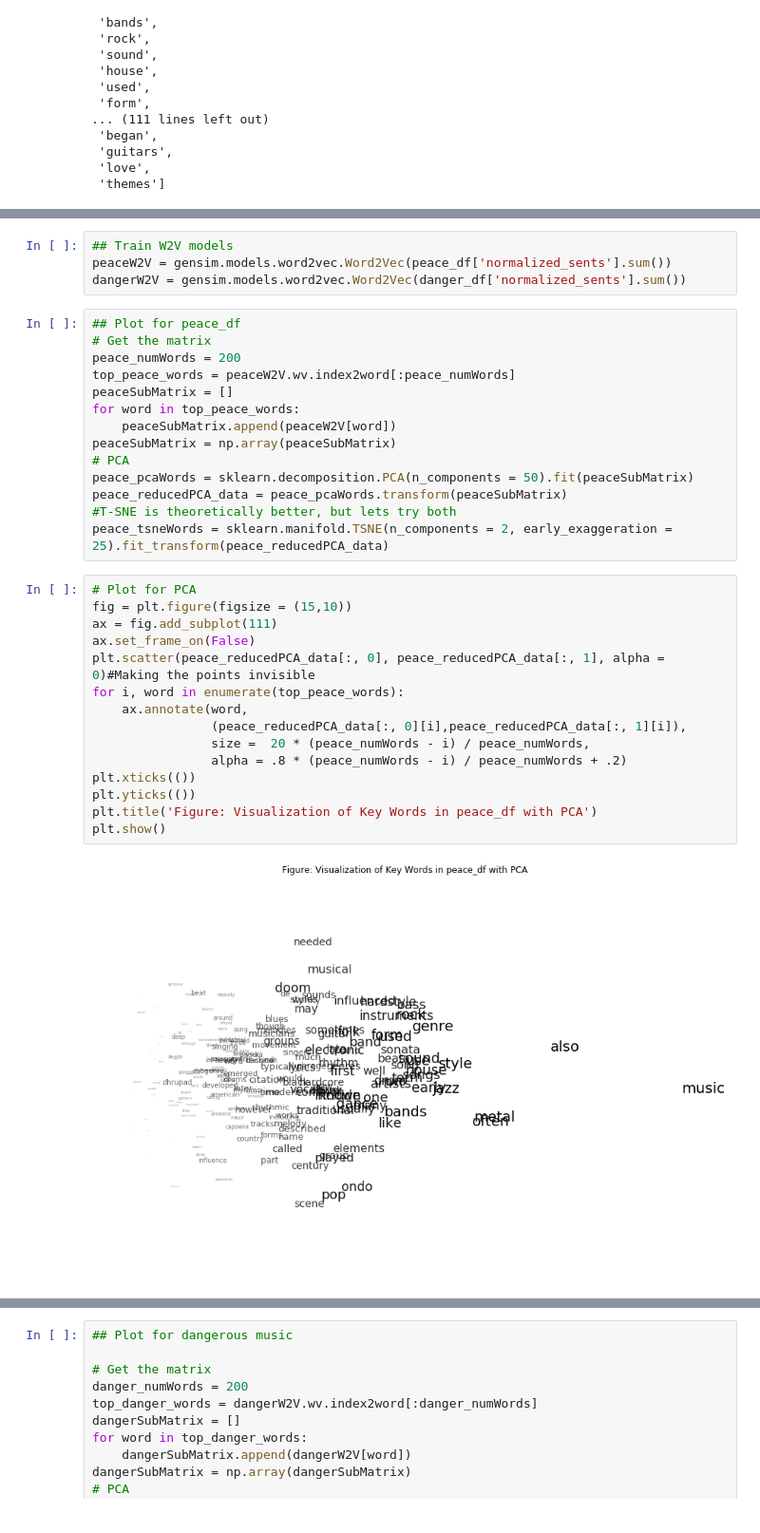
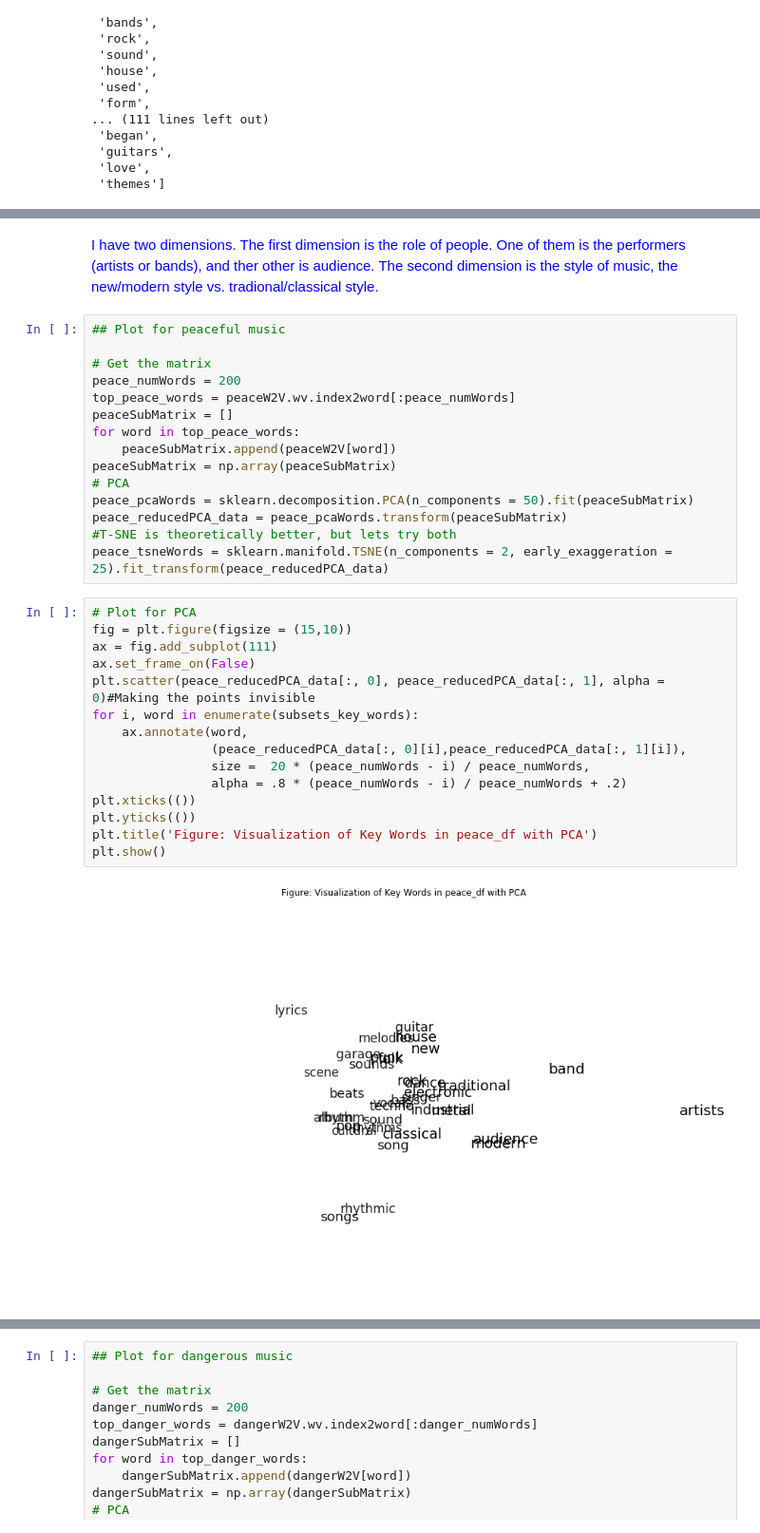
Before and after one commit to xywu-soc/content-analysis-2018, a Jupyter notebook: 4-Word-Embedding/4-Word-Embedding.ipynb, the cells around one changed output, grey strips where cells are left out. Shown at 95% size. Saved outputs shown, nothing was run; the diff lists cells and outputs as text.

```diff
--- a/4-Word-Embedding/4-Word-Embedding.ipynb
+++ b/4-Word-Embedding/4-Word-Embedding.ipynb
@@ -1442,10 +1455,9 @@ elements = ['rhythm', 'beats', 'lyrics', 'album', 'garage', 'rhythmic', 'melodie
 subsets_key_words = role_positive + role_negative + style_positive + style_negative + genras + instruments + elements
-# %%
-## Train W2V models
-peaceW2V = gensim.models.word2vec.Word2Vec(peace_df['normalized_sents'].sum())
-dangerW2V = gensim.models.word2vec.Word2Vec(danger_df['normalized_sents'].sum())
+# %% [markdown]
+<span style="color:blue"> I have two dimensions. The first dimension is the role of people. One of them is the performers (artists or bands), and ther other is audience. The second dimension is the style of music, the new/modern style vs. tradional/classical style.
 # %%
-## Plot for peace_df
+## Plot for peaceful music
+
 # Get the matrix
 peace_numWords = 200
 top_peace_words = peaceW2V.wv.index2word[:peace_numWords]
@@ -1461,20 +1473,20 @@ peace_tsneWords = sklearn.manifold.TSNE(n_components = 2, early_exaggeration = 2
 # %%
 # Plot for PCA
 fig = plt.figure(figsize = (15,10))
 ax = fig.add_subplot(111)
 ax.set_frame_on(False)
 plt.scatter(peace_reducedPCA_data[:, 0], peace_reducedPCA_data[:, 1], alpha = 0)#Making the points invisible
-for i, word in enumerate(top_peace_words):
+for i, word in enumerate(subsets_key_words):
     ax.annotate(word,
                 (peace_reducedPCA_data[:, 0][i],peace_reducedPCA_data[:, 1][i]),
                 size =  20 * (peace_numWords - i) / peace_numWords,
                 alpha = .8 * (peace_numWords - i) / peace_numWords + .2)
 plt.xticks(())
 plt.yticks(())
 plt.title('Figure: Visualization of Key Words in peace_df with PCA')
 plt.show()
 # %% [output]
-[figure, old version]
+[figure, new version]
 # %%
 # Plot for T-SNE
 fig = plt.figure(figsize = (15,10))
```
Also changed, not shown: parts of 9 cells of this notebook.
